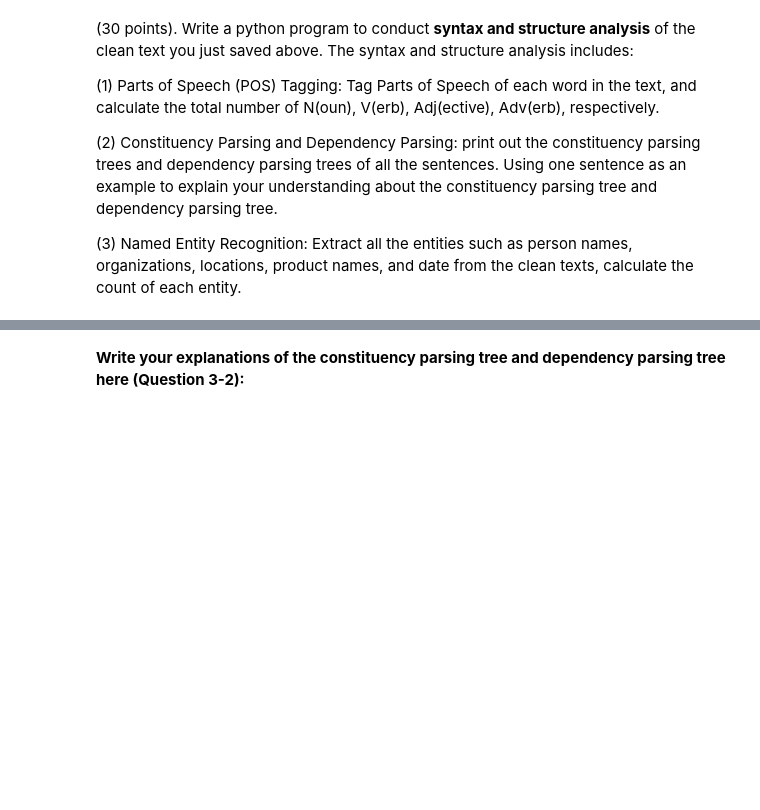
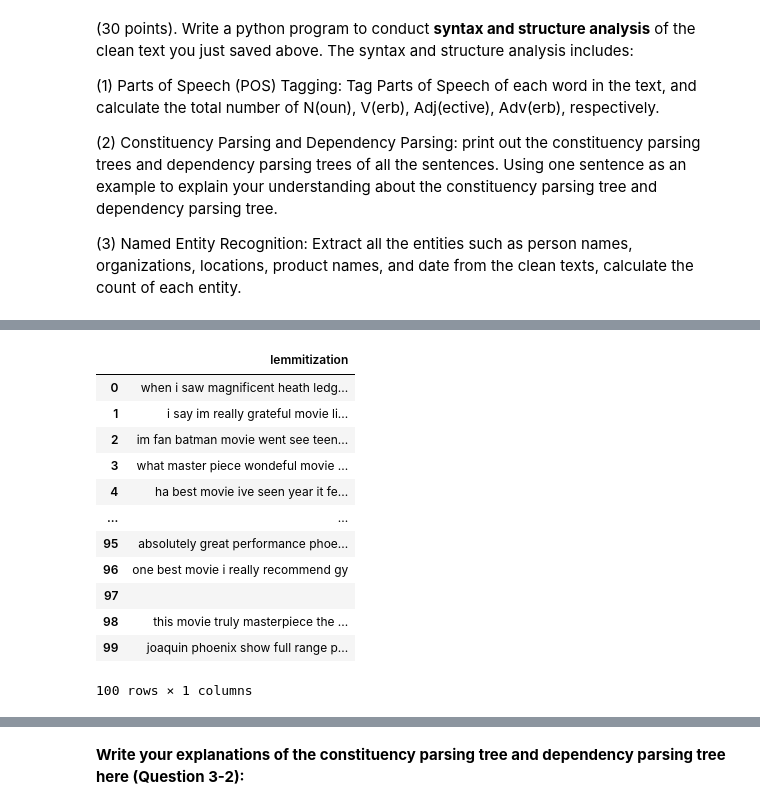
Before and after one commit to rajitakolla/computational_methods, a Jupyter notebook: INFO5731_Assignment_Two.ipynb, the cells around one changed output, grey strips where cells are left out. Cells and saved outputs as stored; diff of their text form; code cells hidden in the pictures; blank space fills up the shorter version.

```diff
--- a/INFO5731_Assignment_Two.ipynb
+++ b/INFO5731_Assignment_Two.ipynb
@@ -282,0 +429,18 @@ filtered_data_df[['User Names','Reviews','lemmitization']].to_csv("output2.csv")
+# %%
+#question 3.3
+import spacy
+lemmetization_df
+# %% [output]
+|  | lemmitization |
+| 0 | when i saw magnificent heath ledg... |
+| 1 | i say im really grateful movie li... |
+| 2 | im fan batman movie went see teen... |
+| 3 | what master piece wondeful movie ... |
+| 4 | ha best movie ive seen year it fe... |
+| ... | ... |
+| 95 | absolutely great performance phoe... |
+| 96 | one best movie i really recommend gy |
+| 97 |  |
+| 98 | this movie truly masterpiece the ... |
+| 99 | joaquin phoenix show full range p... |
+100 rows × 1 columns
```
Also changed, not shown: parts of 16 cells of this notebook.
